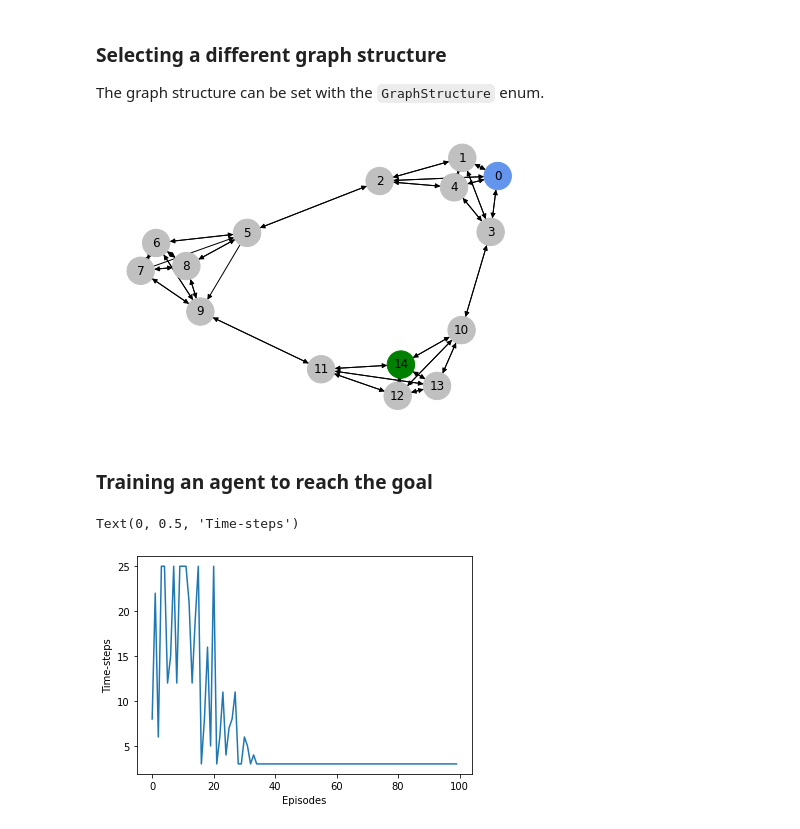
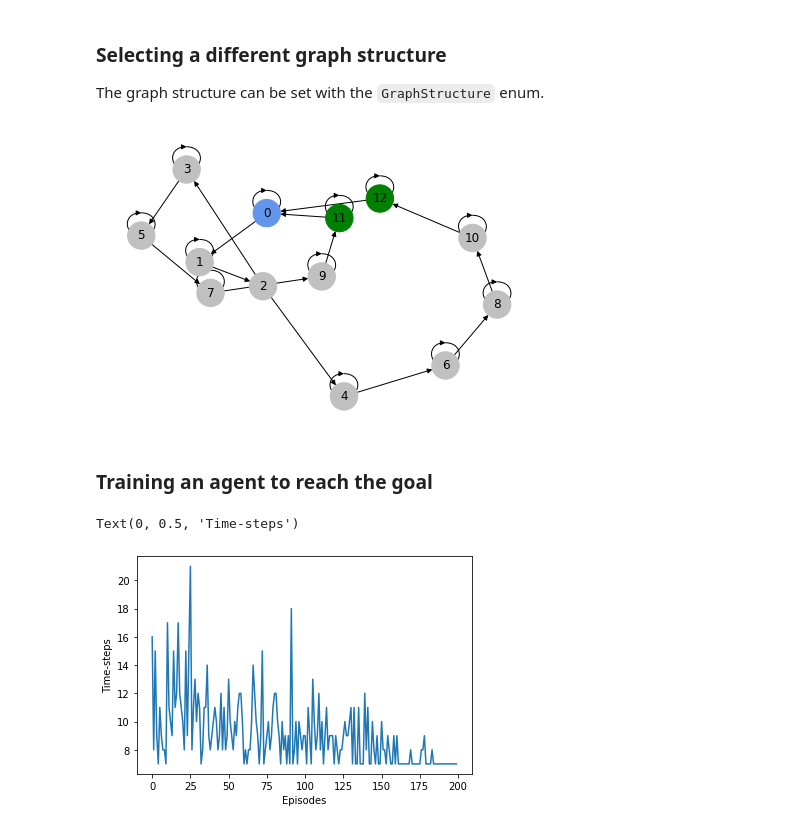
Before and after one commit to awjuliani/neuro-nav, a Jupyter notebook: notebooks/usage_tutorial.ipynb, the cells around one changed output. Saved outputs shown, nothing was run; the diff lists cells and outputs as text; code cells hidden in the pictures.

```diff
--- a/notebooks/usage_tutorial.ipynb
+++ b/notebooks/usage_tutorial.ipynb
@@ -150,15 +150,15 @@ env.render()
 
 The graph structure can be set with the `GraphStructure` enum.
 # %%
-env = GraphEnv(graph_structure=GraphStructure.neighborhood)
+env = GraphEnv(graph_structure=GraphStructure.t_loop)
 obs = env.reset()
 env.render()
 # %% [output]
-[figure, old version]
+[figure, new version]
 # %% [markdown]
 ### Training an agent to reach the goal
 # %%
-num_episodes = 100
+num_episodes = 200
 num_steps = 25
 
 agent = TDSR(env.state_size, env.action_space.n, lr=1e-2)
@@ -172,4 +172,4 @@ plt.xlabel("Episodes")
 plt.ylabel("Time-steps")
 # %% [output]
 Text(0, 0.5, 'Time-steps')
-[figure, old version]
+[figure, new version]
```
Also changed, not shown: parts of 2 cells of this notebook, 5 other files.
